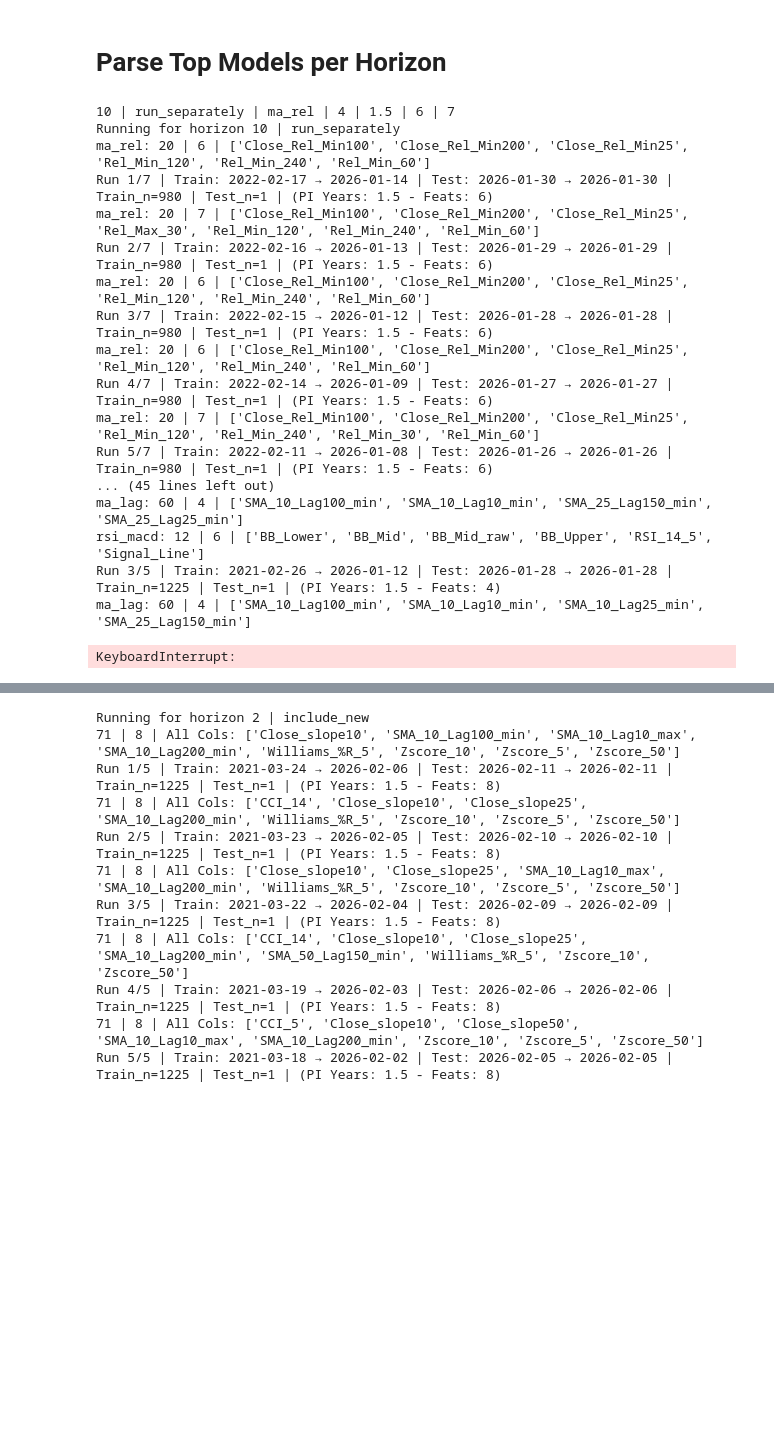
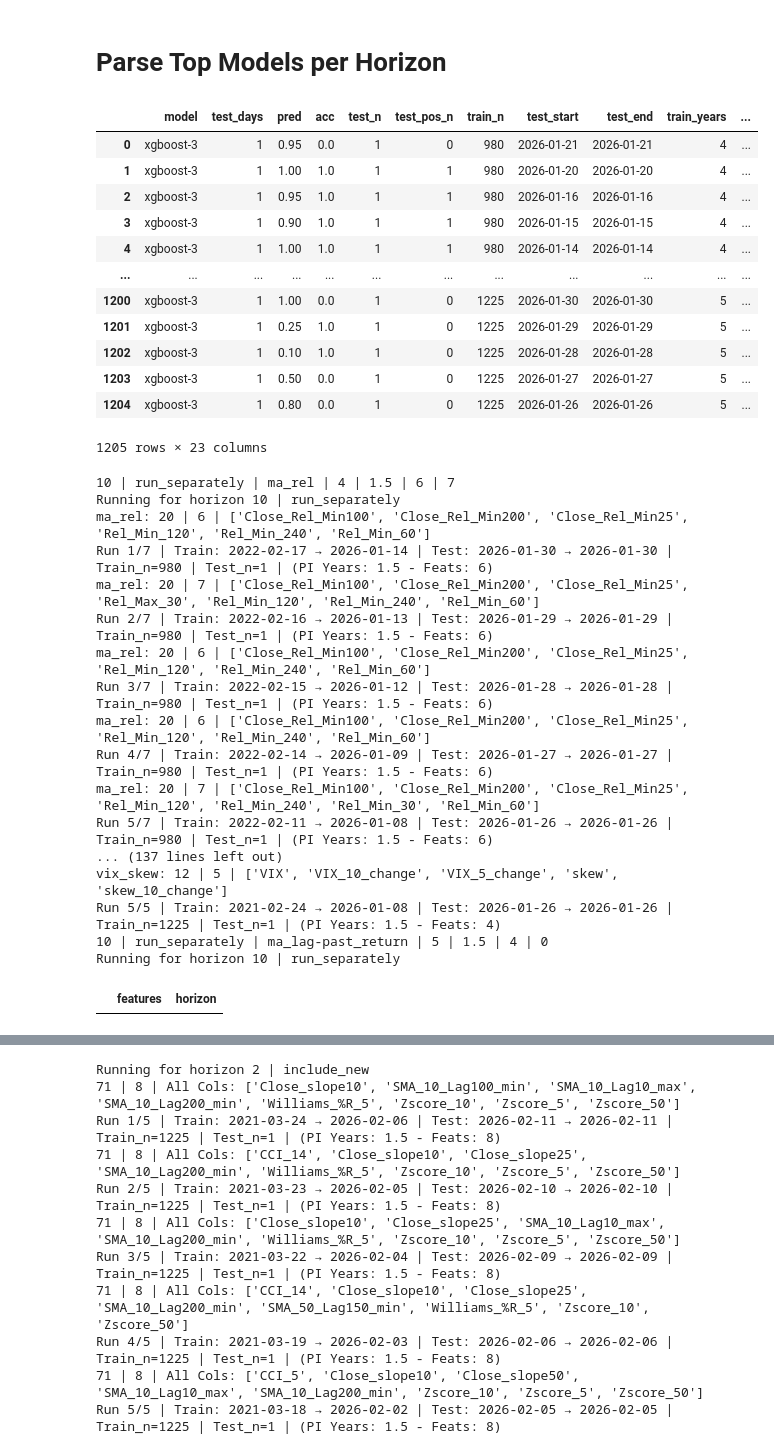
Before and after one commit to bchase17/Stocks, a Jupyter notebook: deployment.ipynb, the cells around one changed output, grey strips where cells are left out. Cells and saved outputs as stored; diff of their text form; code cells hidden in the pictures; blank space fills up the shorter version.

```diff
--- a/deployment.ipynb
+++ b/deployment.ipynb
@@ -52,14 +52,14 @@ importlib.reload(performance_flow)
 # ---------- #
 min_th = 0.55
 cov_th = 0.75
-horizons = [2, 5, 10, 20, 30]
+horizons = [10]#[2, 5, 10, 20, 30]
 
 for r in horizons:
 
-    results_file_name = f"h{r}_baseline.csv" # Match prior cell saved as file name horizon_2_baseline_new
-    return_cols, perf_df = performance_flow.import_data(results_file_name, df_main)
+    results_file_name = f"h{r}_baseline_v2.csv" # Match prior cell saved as file name horizon_2_baseline_new
+    return_cols, perf_df = performance_flow.import_data(results_file_name, df_daily)
     composite_score = performance_flow.run_performance(perf_df[perf_df['horizon'] == r], min_th, cov_th)
-    bucket_df = performance_flow.bucket_scores(df_main, perf_df[perf_df['horizon'] == r], returns, min_th)
+    bucket_df = performance_flow.bucket_scores(df_daily, perf_df[perf_df['horizon'] == r], returns, min_th)
 
     top_10_r = (
     composite_score.sort_values("composite", ascending=False)
@@ -82,6 +82,22 @@ for r in horizons:
     pred_filtered = perf_df.merge(top_10_r[keys].drop_duplicates(), on=keys, how="inner")
     #print(len(pred_filtered))
     pred_filtered.to_csv(f"h{r}_top10_raw.csv", index=False)
+# %%
+pred_filtered
+# %% [output]
+|  | model | test_days | pred | acc | test_n | test_pos_n | train_n | test_start | test_end | train_years | ... |
+| 0 | xgboost-3 | 1 | 0.95 | 0.0 | 1 | 0 | 980 | 2026-01-21 | 2026-01-21 | 4 | ... |
+| 1 | xgboost-3 | 1 | 1.00 | 1.0 | 1 | 1 | 980 | 2026-01-20 | 2026-01-20 | 4 | ... |
+| 2 | xgboost-3 | 1 | 0.95 | 1.0 | 1 | 1 | 980 | 2026-01-16 | 2026-01-16 | 4 | ... |
+| 3 | xgboost-3 | 1 | 0.90 | 1.0 | 1 | 1 | 980 | 2026-01-15 | 2026-01-15 | 4 | ... |
+| 4 | xgboost-3 | 1 | 1.00 | 1.0 | 1 | 1 | 980 | 2026-01-14 | 2026-01-14 | 4 | ... |
+| ... | ... | ... | ... | ... | ... | ... | ... | ... | ... | ... | ... |
+| 1200 | xgboost-3 | 1 | 1.00 | 0.0 | 1 | 0 | 1225 | 2026-01-30 | 2026-01-30 | 5 | ... |
+| 1201 | xgboost-3 | 1 | 0.25 | 1.0 | 1 | 0 | 1225 | 2026-01-29 | 2026-01-29 | 5 | ... |
+| 1202 | xgboost-3 | 1 | 0.10 | 1.0 | 1 | 0 | 1225 | 2026-01-28 | 2026-01-28 | 5 | ... |
+| 1203 | xgboost-3 | 1 | 0.50 | 0.0 | 1 | 0 | 1225 | 2026-01-27 | 2026-01-27 | 5 | ... |
+| 1204 | xgboost-3 | 1 | 0.80 | 0.0 | 1 | 0 | 1225 | 2026-01-26 | 2026-01-26 | 5 | ... |
+1205 rows × 23 columns
 # %%
 from itertools import chain
 import deployment_flow
@@ -179,9 +195,12 @@ ma_rel: 20 | 6 | ['Close_Rel_Min100', 'Close_Rel_Min200', 'Close_Rel_Min25', 'Re
 Run 4/7 | Train: 2022-02-14 → 2026-01-09 | Test: 2026-01-27 → 2026-01-27 | Train_n=980 | Test_n=1 | (PI Years: 1.5 - Feats: 6)
 ma_rel: 20 | 7 | ['Close_Rel_Min100', 'Close_Rel_Min200', 'Close_Rel_Min25', 'Rel_Min_120', 'Rel_Min_240', 'Rel_Min_30', 'Rel_Min_60']
 Run 5/7 | Train: 2022-02-11 → 2026-01-08 | Test: 2026-01-26 → 2026-01-26 | Train_n=980 | Test_n=1 | (PI Years: 1.5 - Feats: 6)
-... (45 lines left out)
-ma_lag: 60 | 4 | ['SMA_10_Lag100_min', 'SMA_10_Lag10_min', 'SMA_25_Lag150_min', 'SMA_25_Lag25_min']
-rsi_macd: 12 | 6 | ['BB_Lower', 'BB_Mid', 'BB_Mid_raw', 'BB_Upper', 'RSI_14_5', 'Signal_Line']
-Run 3/5 | Train: 2021-02-26 → 2026-01-12 | Test: 2026-01-28 → 2026-01-28 | Train_n=1225 | Test_n=1 | (PI Years: 1.5 - Feats: 4)
-ma_lag: 60 | 4 | ['SMA_10_Lag100_min', 'SMA_10_Lag10_min', 'SMA_10_Lag25_min', 'SMA_25_Lag150_min']
+... (137 lines left out)
+vix_skew: 12 | 5 | ['VIX', 'VIX_10_change', 'VIX_5_change', 'skew', 'skew_10_change']
+Run 5/5 | Train: 2021-02-24 → 2026-01-08 | Test: 2026-01-26 → 2026-01-26 | Train_n=1225 | Test_n=1 | (PI Years: 1.5 - Feats: 4)
+10 | run_separately | ma_lag-past_return | 5 | 1.5 | 4 | 0
+Running for horizon 10 | run_separately
-KeyboardInterrupt:
+# %%
+results_df
+# %% [output]
+|  | features | horizon |
```
Also changed, not shown: parts of 1 cell of this notebook, 2 other files.
